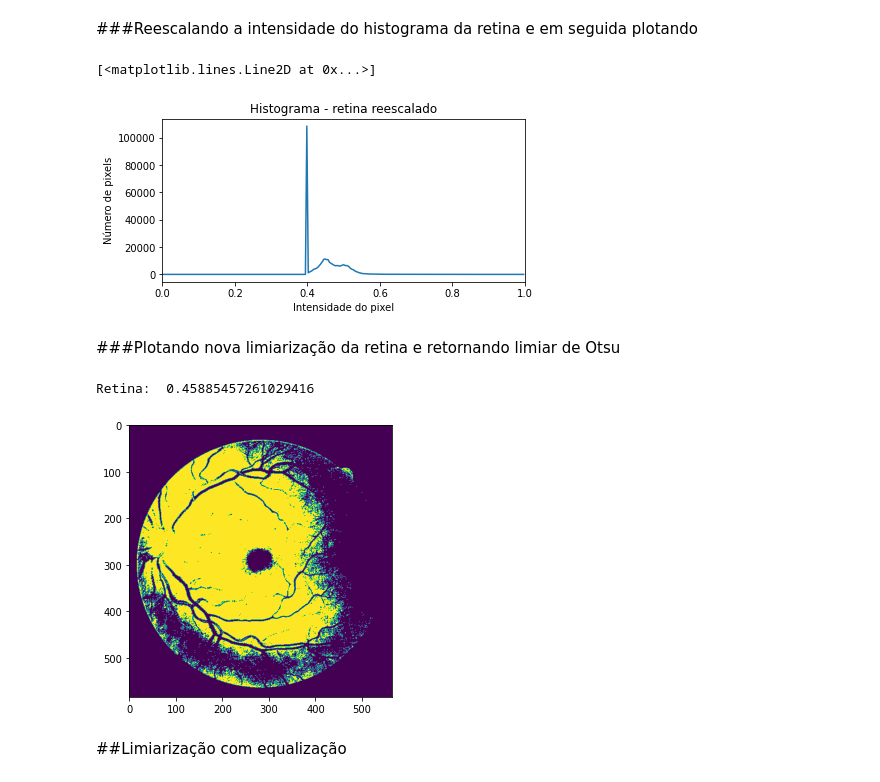
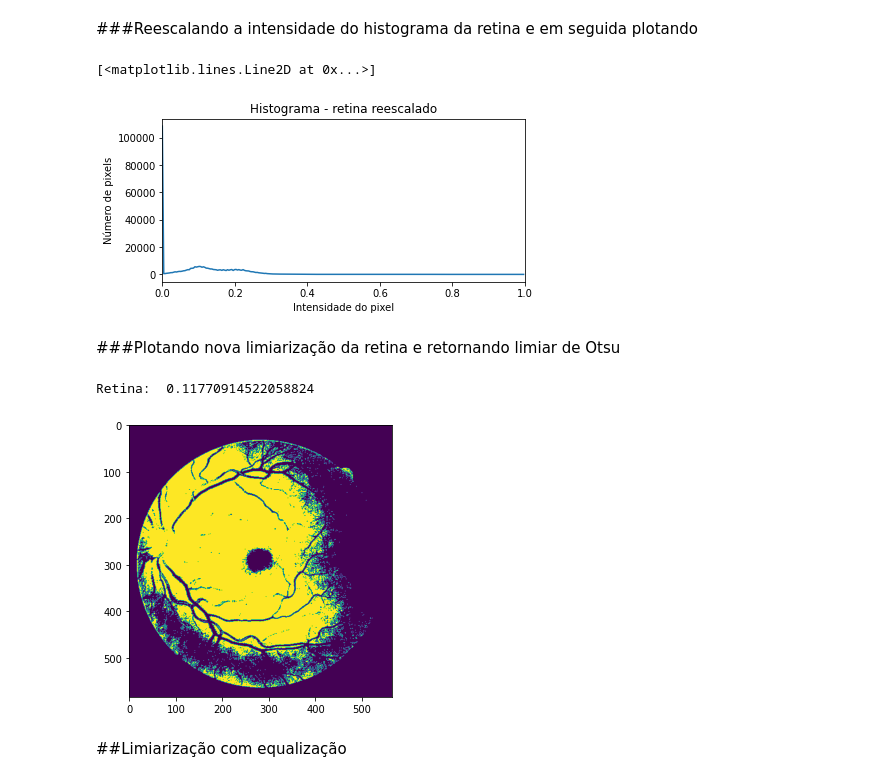
Before and after one commit to CarlosEstellita/Image-Processing-First-Steps, a Jupyter notebook: First Steps/Medical Images - Thresholding/BásicoDoBásico_Threshold_pt2.ipynb, the cells around one changed output. Drawn from its saved outputs; the diff is of its cells as text; code cells hidden in the pictures.

```diff
--- a/First Steps/Medical Images - Thresholding/BásicoDoBásico_Threshold_pt2.ipynb
+++ b/First Steps/Medical Images - Thresholding/BásicoDoBásico_Threshold_pt2.ipynb
@@ -124,21 +124,21 @@ ax[2].set_title('Retina')'''
 # %% [markdown]
 ###Reescalando a intensidade do histograma da retina e em seguida plotando
 # %%
-img_retina_gray_rescaled = exposure.rescale_intensity(img_retina_gray, in_range=(0.35, 1), out_range=(0.4, 0.9))
+img_retina_gray_rescaled = exposure.rescale_intensity(img_retina_gray, in_range=(0.35, 1))
 
 rcParams['figure.figsize'] = 6.5, 3
 
 #Histograma do tumor benígno
 histogram3_2, bin_edges = np.histogram(img_retina_gray_rescaled, bins=256, range=(0, 1))
 plt.figure()
 plt.title("Histograma - retina reescalado")
 plt.xlabel("Intensidade do pixel")
 plt.ylabel("Número de pixels")
 plt.xlim([0.0, 1.0])
 plt.plot(bin_edges[0:-1], histogram3_2)
 # %% [output]
 [<matplotlib.lines.Line2D at 0x...>]
-[figure, old version]
+[figure, new version]
 # %% [markdown]
 ###Plotando nova limiarização da retina e retornando limiar de Otsu
 # %%
@@ -148,7 +148,7 @@ binary3_2 = img_retina_gray_rescaled > thresh1
 print("Retina: ", threshold_otsu(img_retina_gray_rescaled))
 imgplot = plt.imshow(binary3_2)
 # %% [output]
-Retina:  0.45885457261029416
+Retina:  0.11770914522058824
 [figure]
 # %% [markdown]
 ##Limiarização com equalização
```
Also changed, not shown: parts of 1 cell of this notebook.
